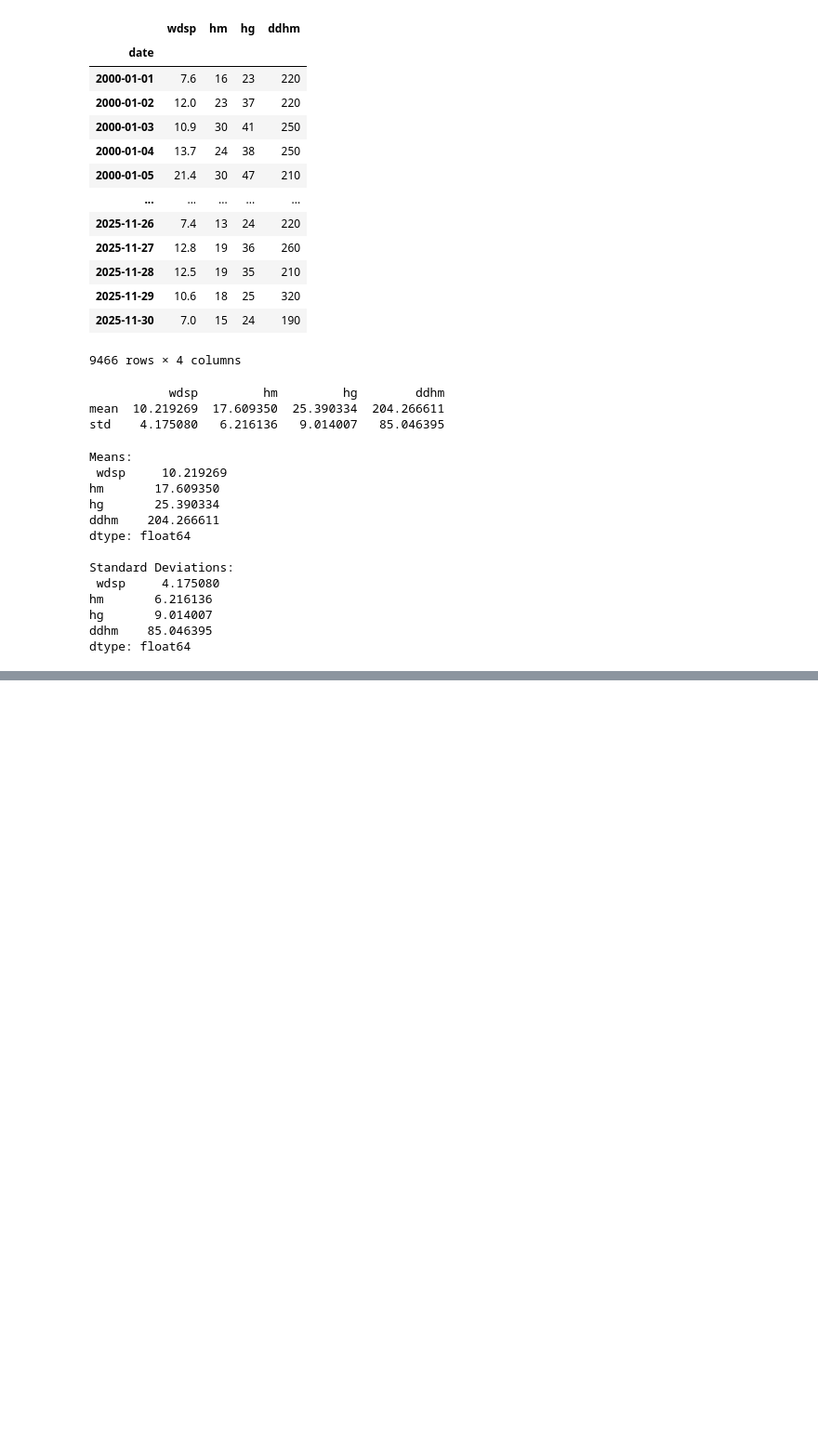
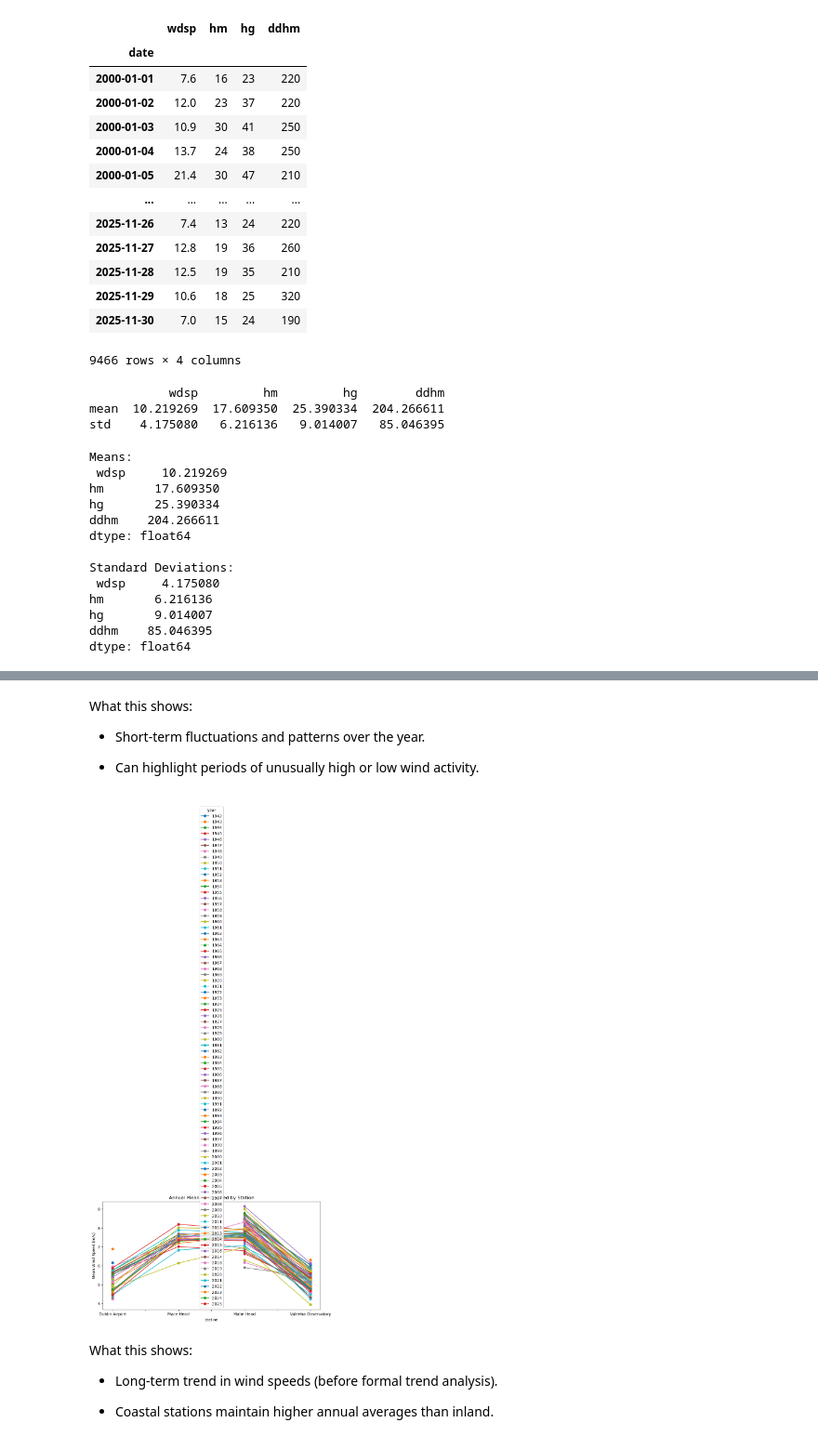
Before and after one commit to fin81985/PFDA-Project, a Jupyter notebook: wind_analysis.ipynb, the cells around one changed output, grey strips where cells are left out. Shown at 93% size. Saved outputs shown, nothing was run; the diff lists cells and outputs as text; code cells hidden in the pictures; blank space fills up the shorter version.

```diff
--- a/wind_analysis.ipynb
+++ b/wind_analysis.ipynb
@@ -278,16 +303,3 @@ combined_df['year'] = combined_df['date'].dt.year
 combined_df['month'] = combined_df['date'].dt.month
 combined_df['week'] = combined_df['date'].dt.isocalendar().week
 combined_df['day'] = combined_df['date'].dt.day
-
-# Convert wind speed from knots to m/s (1 knot = 0.514444 m/s)
-combined_df['wind_speed_ms'] = pd.to_numeric(combined_df['wdsp'], errors='coerce') * 0.514444
-
-# Group by station and month
-monthly_wind = combined_df.groupby(['station', 'month'])['wind_speed_ms'].mean().unstack()
-
-
-# Group by station and week
-weekly_wind = combined_df.groupby(['station', 'week'])['wind_speed_ms'].mean().unstack()
-
-# Group by station and daily date
-daily_wind = combined_df.groupby(['station', 'date'])['wind_speed_ms'].mean().unstack()
@@ -459,0 +306,15 @@ plt.show()
+# %%
+# Convert columns to numeric and create wind_speed_ms (converting from knots to m/s)
+combined_df['wdsp_numeric'] = pd.to_numeric(combined_df['wdsp'], errors='coerce')
+combined_df['hg_numeric'] = pd.to_numeric(combined_df['hg'], errors='coerce')
+combined_df['hm_numeric'] = pd.to_numeric(combined_df['hm'], errors='coerce')
+combined_df['ddhm_numeric'] = pd.to_numeric(combined_df['ddhm'], errors='coerce')
+
+# Convert wind speed from knots to m/s (1 knot = 0.514444 m/s)
+combined_df['wind_speed_ms'] = combined_df['wdsp_numeric'] * 0.514444
+
+# Weekly averages
+weekly_wind = combined_df.groupby(['station', 'week'])['wind_speed_ms'].mean().unstack()
+weekly_hg = combined_df.groupby(['station', 'week'])['hg_numeric'].mean().unstack()
+weekly_hm = combined_df.groupby(['station', 'week'])['hm_numeric'].mean().unstack()
+weekly_ddhm = combined_df.groupby(['station', 'week'])['ddhm_numeric'].mean().unstack()
@@ -459,0 +364,20 @@ plt.show()
+# %% [markdown]
+What this shows:
+
+* Short-term fluctuations and patterns over the year.
+
+* Can highlight periods of unusually high or low wind activity.
+# %%
+# Yearly mean wind speed
+yearly_wind.plot(figsize=(10,5), marker='o')
+plt.ylabel('Mean Wind Speed (m/s)')
+plt.title('Annual Mean Wind Speed by Station')
+plt.show()
+# %% [output]
+[figure, added]
+# %% [markdown]
+What this shows:
+
+* Long-term trend in wind speeds (before formal trend analysis).
+
+* Coastal stations maintain higher annual averages than inland.
```
Also changed, not shown: parts of 32 cells of this notebook.
